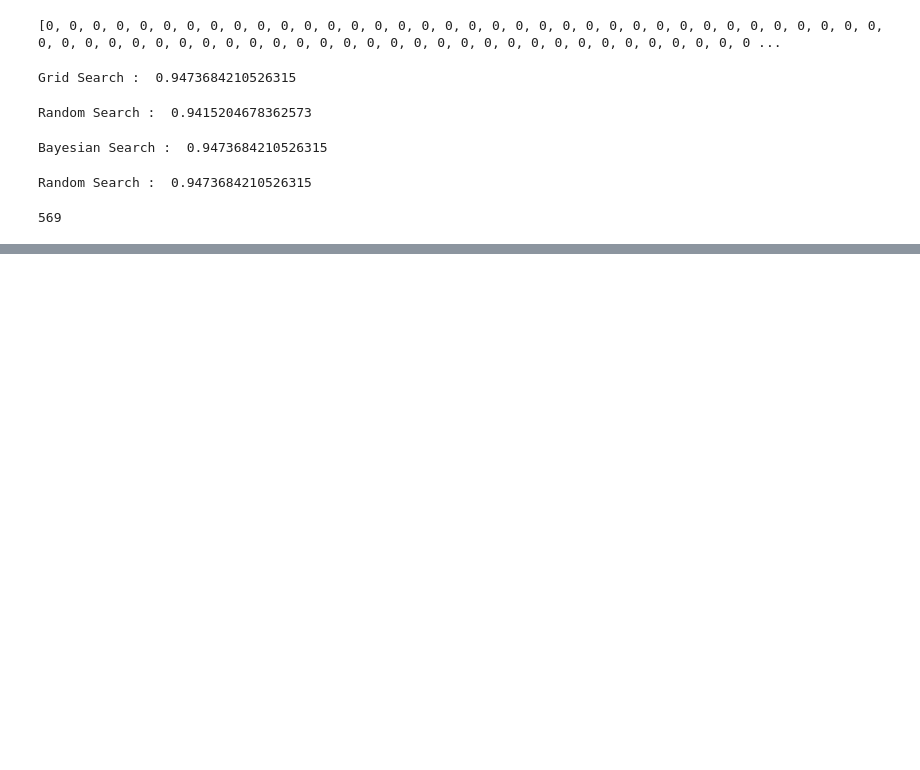
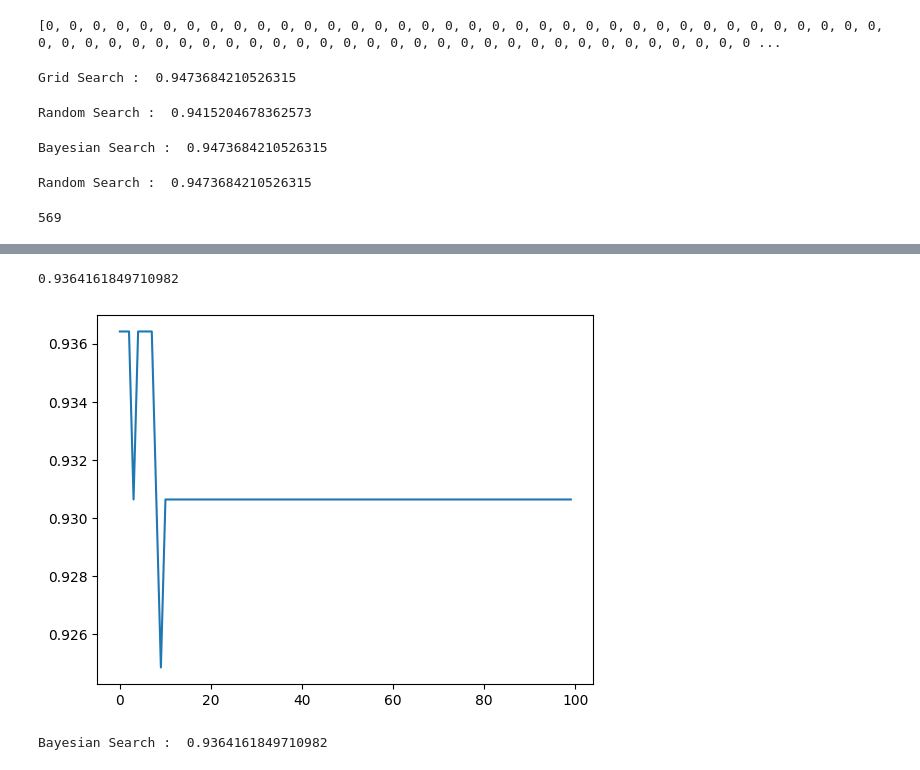
Before and after one commit to hyundp/ie_optimization_proj, a Jupyter notebook: h2y2_env.ipynb, the cells around one changed output, grey strips where cells are left out. Drawn from its saved outputs; the diff is of its cells as text; code cells hidden in the pictures; blank space fills up the shorter version.

Commit message:
add data test

```diff
--- a/h2y2_env.ipynb
+++ b/h2y2_env.ipynb
@@ -170,11 +218,11 @@ class H2Y2_env:
         return state
 
     # action을 넣어서 next_state와 reward를 반환하는 함수
-    def step(self, state, action_index):
+    def step(self, state, action_index, edit):
         done = 0
         cur_comb = state[action_index]
         cur_hyperparameter = dict(zip(self.hyperparameter_list, cur_comb))
-        rf_model = h2y2_RF_Model(cur_hyperparameter)
+        rf_model = h2y2_RF_Model(cur_hyperparameter, edit)
         reward = rf_model.evaluate()
         next_state = self.make_state(cur_comb)
         if reward == 1-self.epsilon:
@@ -182,11 +230,11 @@ class H2Y2_env:
         return next_state, reward, done
 
     # action을 넣어서 next_state와 reward를 반환하는 함수 ver2
-    def step_ver2(self, state, action_index):
+    def step_ver2(self, state, action_index, edit):
         done = 0
         cur_comb = self.mapping_action(state, action_index) # state에 맞게 현재 조합 매핑
         cur_hyperparameter = dict(zip(self.hyperparameter_list, cur_comb))
-        rf_model = h2y2_RF_Model(cur_hyperparameter)
+        rf_model = h2y2_RF_Model(cur_hyperparameter, edit)
         reward = rf_model.evaluate()
         next_state = self.make_state_ver2(cur_comb)
         if reward == 1-self.epsilon:
@@ -417,12 +465,13 @@ q_network = nn.Sequential(
     nn.Linear(64, 1))
 # %%
 class H2Y2:
-    def __init__(self):
+    def __init__(self, edit=False):
         self.agent = H2Y2_Agent()
         self.env = H2Y2_env()
         self.eps = 1.0 # 처음 epsilon
         self.scores = []
         self.end_times = []
+        self.edit = edit
 
     def dqn(self, n_episodes=10, max_t=10, eps_end=0.01, eps_decay=0.99):
 
@@ -433,7 +482,7 @@ class H2Y2:
             for t in range(1,max_t+1):
                 # print(f"{t} time")
                 action_index = self.agent.select_action(state, self.eps)
-                next_state, reward, done = self.env.step(state, action_index)
+                next_state, reward, done = self.env.step(state, action_index, self.edit)
                 self.agent.step(state, action_index, reward, next_state, done)
                 state = next_state
                 score += reward
@@ -505,9 +554,9 @@ if __name__=='__main__':
 0
 # %%
 # 강화학습모델의 파라미터를 불러와서 목표 모델의 하이퍼파라미터를 튜닝하는 함수
-def h2y2_optimization(model, max_t):
-    h2y2_test = H2Y2()
-    weights = torch.load(model, map_location='cpu')
+def h2y2_optimization(model, max_t, edit=False):
+    h2y2_test = H2Y2(edit)
+    weights = torch.load(f'./model/{model}', map_location='cpu')
     h2y2_test.agent.main_network.load_state_dict(weights)
     scores = []
     done_t = []
@@ -516,13 +565,16 @@ def h2y2_optimization(model, max_t):
         state = h2y2_test.env.reset()
         for t in range(1,max_t+1):
             action_index = h2y2_test.agent.select_action(state, 0.01)
-            next_state, reward, done = h2y2_test.env.step(state, action_index)
+            next_state, reward, done = h2y2_test.env.step(state, action_index, edit)
             state = next_state
             scores.append(reward)
             done_t.append(done)
             if done:
                 break
 
+    return scores, done_t
+
+scores, dones, _ = h2y2_optimization('CNN_LSTM_WEIGHTS_50epoch_10000max_t.pt', 100, edit=False)
 
 # 1000번 step에 2분 소요
 # 500번 step에 1분 소요
@@ -786,3 +769,51 @@ train_x, test_x, train_y, test_y = train_test_split(x_data, y_data, test_size=0.
+# %%
+# DQL을 활용해서 RF모델을 학습시키는 데이터가 추가되었을 때도 잘 동작하는지 확인
+import matplotlib.pyplot as plt
+scores, dones = h2y2_optimization('CNN_LSTM_WEIGHTS_100epoch_1000top_p.pt', 100, edit=True)
+
+plt.plot(scores)
+print(max(scores))
+# %% [output]
+0.9364161849710982
+[figure, added]
+# %%
+# 바뀐 데이터셋으로 베이지안 최적화 성능 측정
+
+from skopt import BayesSearchCV
+
+data = pd.read_csv('./data/new_data.csv')
+x_data = data.drop(['target'], axis=1)
+y_data = data['target']
+train_x, test_x, train_y, test_y = train_test_split(x_data, y_data, test_size=0.3, random_state=42)
+
+Bayesian_search = {'n_estimators': [10, 50, 100, 150, 200],
+               'max_depth': [2, 4, 6, 8, 10],
+               'min_samples_leaf': [1, 2, 3, 4, 5],
+               'min_samples_split': [2, 3, 4, 5, 6],
+               'min_weight_fraction_leaf': [0.1, 0.2, 0.3, 0.4, 0.5],
+               'min_impurity_decrease': [0.1, 0.2, 0.3, 0.4, 0.5],
+               }
+
+clf = RandomForestClassifier(random_state=42)
+
+opt = BayesSearchCV(
+    clf,
+    Bayesian_search,
+    n_iter=100,
+    random_state=42,
+)
+
+opt.fit(train_x, train_y)
+predict = opt.best_estimator_.predict(test_x)
+print("\nBayesian Search : ", accuracy_score(test_y, predict))
+
+# 하이퍼파라미터 6개를 각각 5개씩 지정하여 iteration을 100번 돌렸을 때,
+# 시간은 6분 34초가 소요된다.
+# 정확도는 Bayesian Search :  0.9364161849710982
+
+# 단점 :
+# %% [output]
+Bayesian Search :  0.9364161849710982
 # %%
 # DQL을 활용해서 비슷한 데이터(유방암 데이터 -> 다른 질병 데이터)가 되었을 때도 잘 동작하는지 확인
 # %%
```
Also changed, not shown: parts of 7 cells of this notebook.
